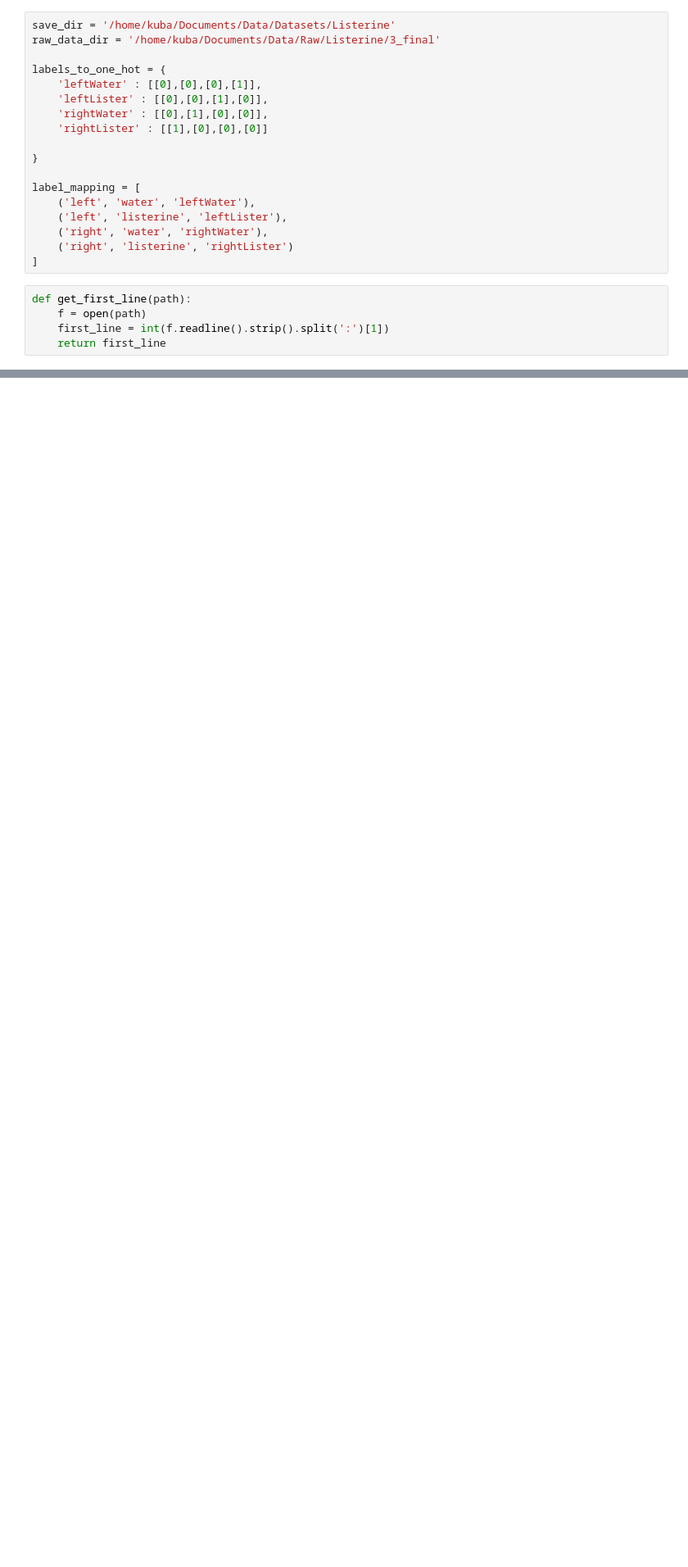
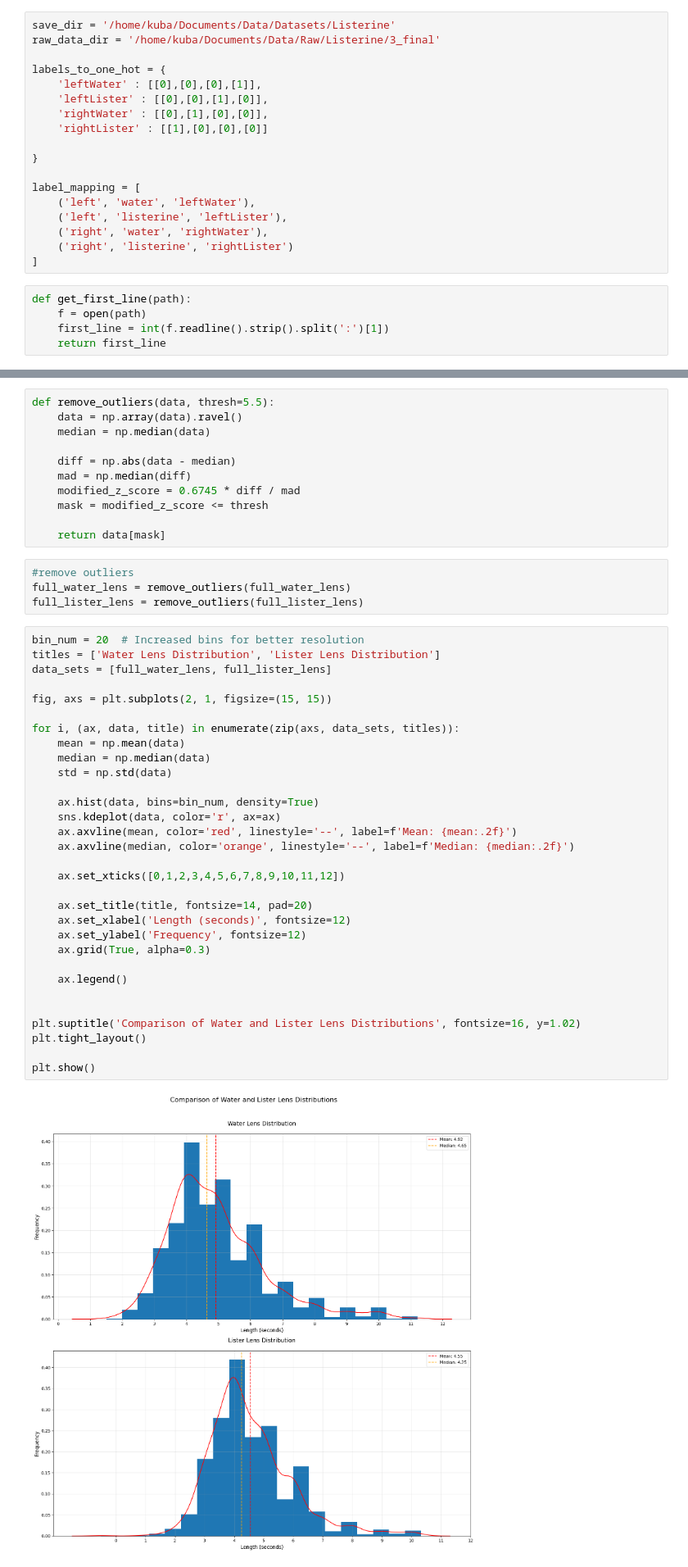
Before and after one commit to KubaJerz/medication-taking-data, a Jupyter notebook: data_process/data_translator.ipynb, the cells around one changed output, grey strips where cells are left out. Shown at 82% size. Cells and saved outputs as stored; diff of their text form; blank space fills up the shorter version.

Commit message:
distributions of the length of the data

```diff
--- a/data_process/data_translator.ipynb
+++ b/data_process/data_translator.ipynb
@@ -83,0 +135,48 @@ ValueError: expected sequence of length 18 at dim 1 (got 17)
+# %%
+def remove_outliers(data, thresh=5.5):
+    data = np.array(data).ravel()
+    median = np.median(data)
+
+    diff = np.abs(data - median)
+    mad = np.median(diff)
+    modified_z_score = 0.6745 * diff / mad
+    mask = modified_z_score <= thresh
+
+    return data[mask]
+# %%
+#remove outliers
+full_water_lens = remove_outliers(full_water_lens)
+full_lister_lens = remove_outliers(full_lister_lens)
+# %%
+bin_num = 20  # Increased bins for better resolution
+titles = ['Water Lens Distribution', 'Lister Lens Distribution']
+data_sets = [full_water_lens, full_lister_lens]
+
+fig, axs = plt.subplots(2, 1, figsize=(15, 15))
+
+for i, (ax, data, title) in enumerate(zip(axs, data_sets, titles)):
+    mean = np.mean(data)
+    median = np.median(data)
+    std = np.std(data)
+
+    ax.hist(data, bins=bin_num, density=True)
+    sns.kdeplot(data, color='r', ax=ax)
+    ax.axvline(mean, color='red', linestyle='--', label=f'Mean: {mean:.2f}')
+    ax.axvline(median, color='orange', linestyle='--', label=f'Median: {median:.2f}')
+
+    ax.set_xticks([0,1,2,3,4,5,6,7,8,9,10,11,12])
+
+    ax.set_title(title, fontsize=14, pad=20)
+    ax.set_xlabel('Length (seconds)', fontsize=12)
+    ax.set_ylabel('Frequency', fontsize=12)
+    ax.grid(True, alpha=0.3)
+
+    ax.legend()
+
+
+plt.suptitle('Comparison of Water and Lister Lens Distributions', fontsize=16, y=1.02)
+plt.tight_layout()
+
+plt.show()
+# %% [output]
+[figure, added]
```
Also changed, not shown: parts of 6 cells of this notebook.
